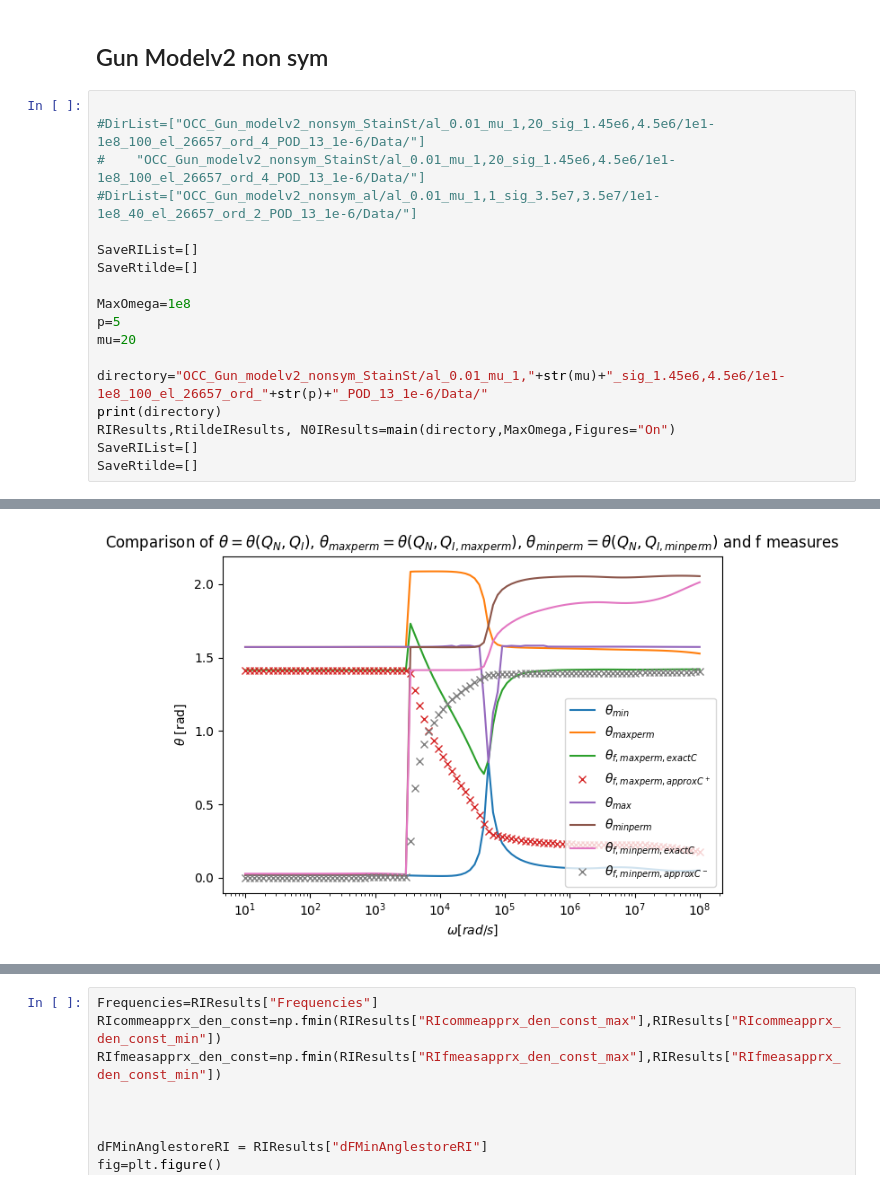
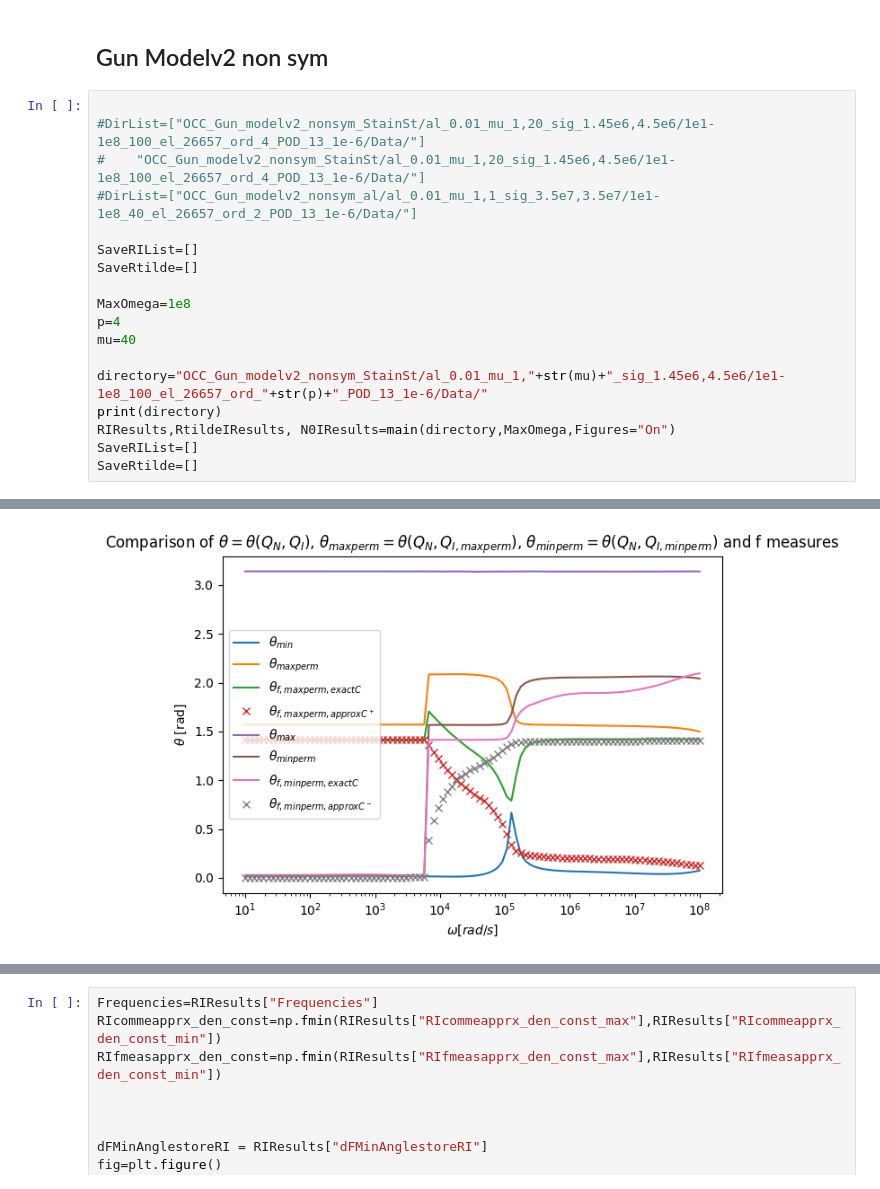
Before and after one commit to pdledger/Rodrigues_Angles, a Jupyter notebook: Gun_model_nonsym.ipynb, the cells around one changed output, grey strips where cells are left out. Saved outputs shown, nothing was run; the diff lists cells and outputs as text.

```diff
--- a/Gun_model_nonsym.ipynb
+++ b/Gun_model_nonsym.ipynb
@@ -12,8 +12,8 @@ SaveRIList=[]
 SaveRtilde=[]
 
 MaxOmega=1e8
-p=5
-mu=20
+p=4
+mu=40
 
 directory="OCC_Gun_modelv2_nonsym_StainSt/al_0.01_mu_1,"+str(mu)+"_sig_1.45e6,4.5e6/1e1-1e8_100_el_26657_ord_"+str(p)+"_POD_13_1e-6/Data/"
 print(directory)
@@ -85 +85 @@ Computing F measure Tilde
-[figure, old version]
+[figure, new version]
```
Also changed, not shown: parts of 4 cells of this notebook, 2 other files.
